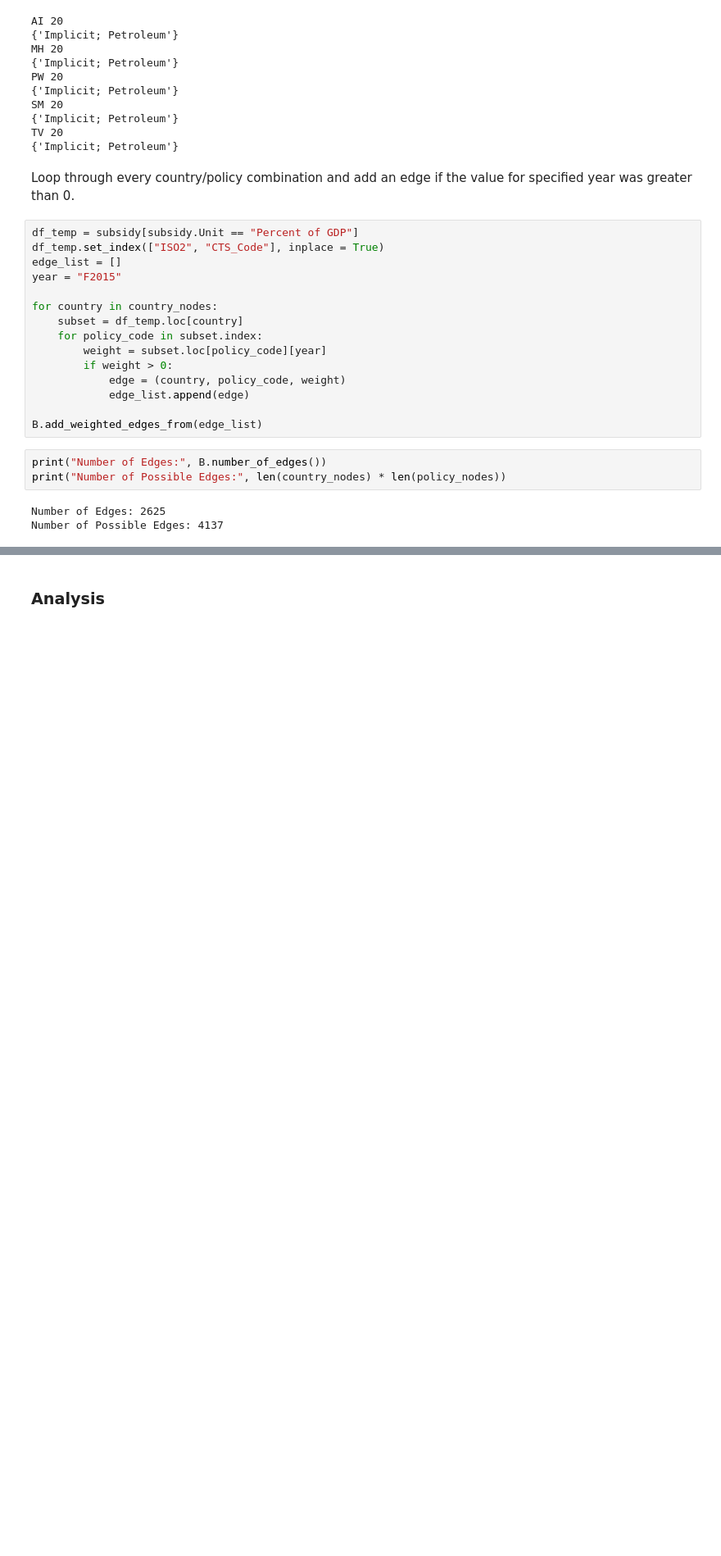
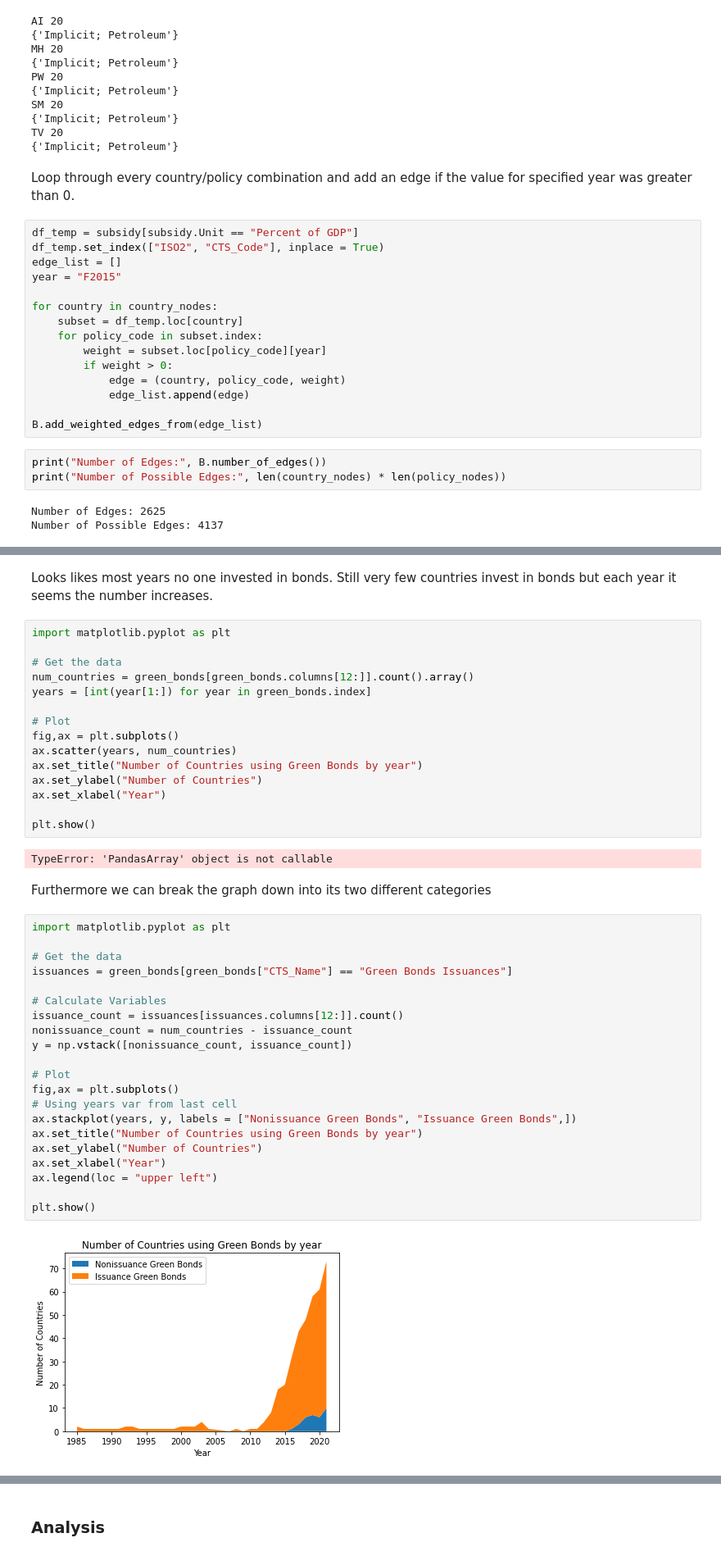
Before and after one commit to SiddharthEngineer23/CC_NA, a Jupyter notebook: main.ipynb, the cells around one changed output, grey strips where cells are left out. Shown at 82% size. Saved outputs shown, nothing was run; the diff lists cells and outputs as text; blank space fills up the shorter version.

Commit message:
Green Bonds Updates

```diff
--- a/main.ipynb
+++ b/main.ipynb
@@ -74,0 +89,44 @@ Number of Possible Edges: 4137
+# %% [markdown]
+Looks likes most years no one invested in bonds. Still very few countries invest in bonds but each year it seems the number increases.
+# %%
+import matplotlib.pyplot as plt
+
+# Get the data
+num_countries = green_bonds[green_bonds.columns[12:]].count().array()
+years = [int(year[1:]) for year in green_bonds.index]
+
+# Plot
+fig,ax = plt.subplots()
+ax.scatter(years, num_countries)
+ax.set_title("Number of Countries using Green Bonds by year")
+ax.set_ylabel("Number of Countries")
+ax.set_xlabel("Year")
+
+plt.show()
+# %% [output]
+TypeError: 'PandasArray' object is not callable
+# %% [markdown]
+Furthermore we can break the graph down into its two different categories
+# %%
+import matplotlib.pyplot as plt
+
+# Get the data
+issuances = green_bonds[green_bonds["CTS_Name"] == "Green Bonds Issuances"]
+
+# Calculate Variables
+issuance_count = issuances[issuances.columns[12:]].count()
+nonissuance_count = num_countries - issuance_count
+y = np.vstack([nonissuance_count, issuance_count])
+
+# Plot
+fig,ax = plt.subplots()
+# Using years var from last cell
+ax.stackplot(years, y, labels = ["Nonissuance Green Bonds", "Issuance Green Bonds",])
+ax.set_title("Number of Countries using Green Bonds by year")
+ax.set_ylabel("Number of Countries")
+ax.set_xlabel("Year")
+ax.legend(loc = "upper left")
+
+plt.show()
+# %% [output]
+[figure, added]
```
Also changed, not shown: parts of 11 cells of this notebook, 1 other file.
